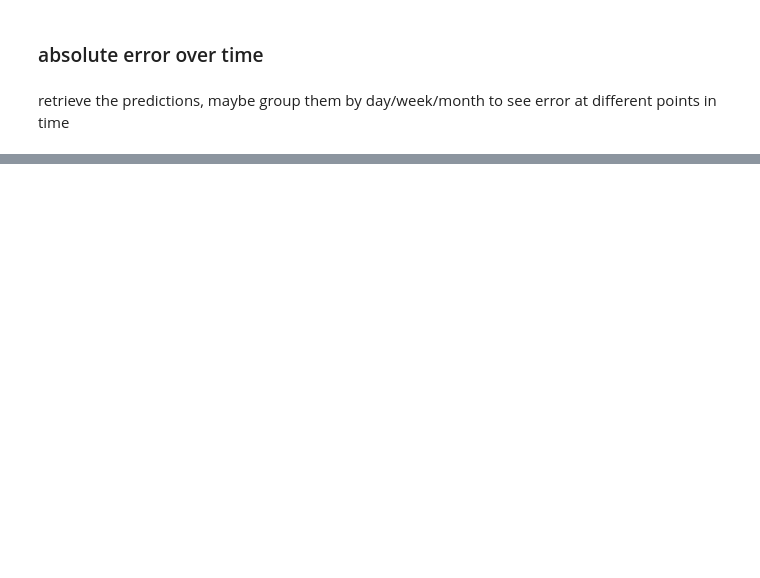
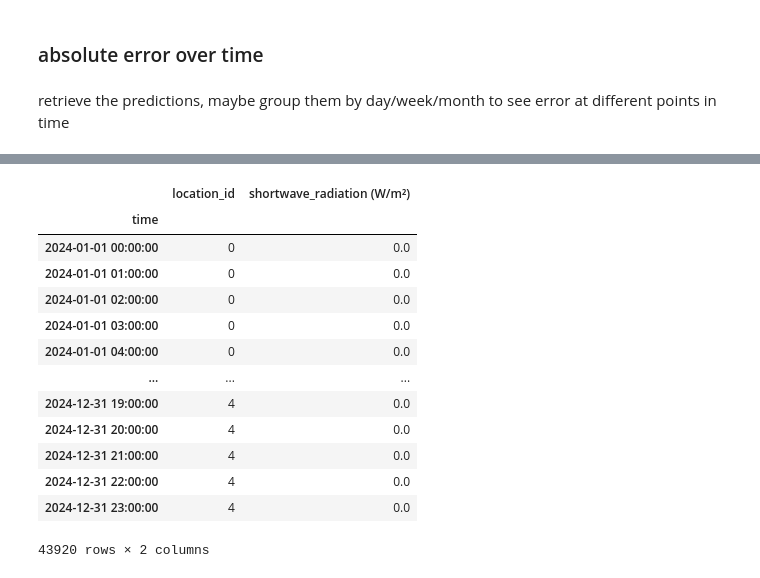
Before and after one commit to valentin-17/epf, a Jupyter notebook: notebooks/other_data_viz.ipynb, the cells around one changed output, grey strips where cells are left out. Cells and saved outputs as stored; diff of their text form; code cells hidden in the pictures; blank space fills up the shorter version.

```diff
--- a/notebooks/other_data_viz.ipynb
+++ b/notebooks/other_data_viz.ipynb
@@ -308,0 +284,22 @@ sns.barplot(grouped['prediction_error'])
+# %%
+import pandas as pd
+
+ghi = pd.read_csv("../data/raw/de_global_horizontal_irradiation_2024.csv", skiprows=6, parse_dates=True, index_col=1, names=['location_id','ghi']).pivot(columns='location_id', values='ghi')
+ws = pd.read_csv("../data/raw/de_wind_speed_100_2024.csv", skiprows=6, parse_dates=True, index_col=1, names=['location_id','ws']).pivot(columns='location_id', values='ws')
+# %%
+ghi
+# %% [output]
+|  | location_id | shortwave_radiation (W/m²) |
+| time |  |  |
+| 2024-01-01 00:00:00 | 0 | 0.0 |
+| 2024-01-01 01:00:00 | 0 | 0.0 |
+| 2024-01-01 02:00:00 | 0 | 0.0 |
+| 2024-01-01 03:00:00 | 0 | 0.0 |
+| 2024-01-01 04:00:00 | 0 | 0.0 |
+| ... | ... | ... |
+| 2024-12-31 19:00:00 | 4 | 0.0 |
+| 2024-12-31 20:00:00 | 4 | 0.0 |
+| 2024-12-31 21:00:00 | 4 | 0.0 |
+| 2024-12-31 22:00:00 | 4 | 0.0 |
+| 2024-12-31 23:00:00 | 4 | 0.0 |
+43920 rows × 2 columns
```
Also changed, not shown: parts of 16 cells of this notebook, 6 other files.
